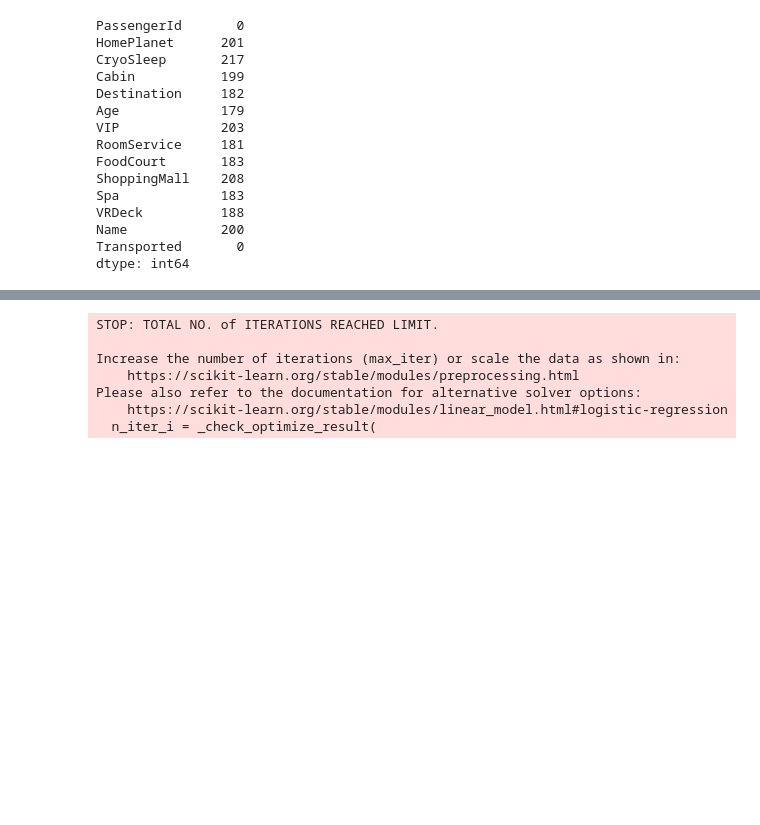
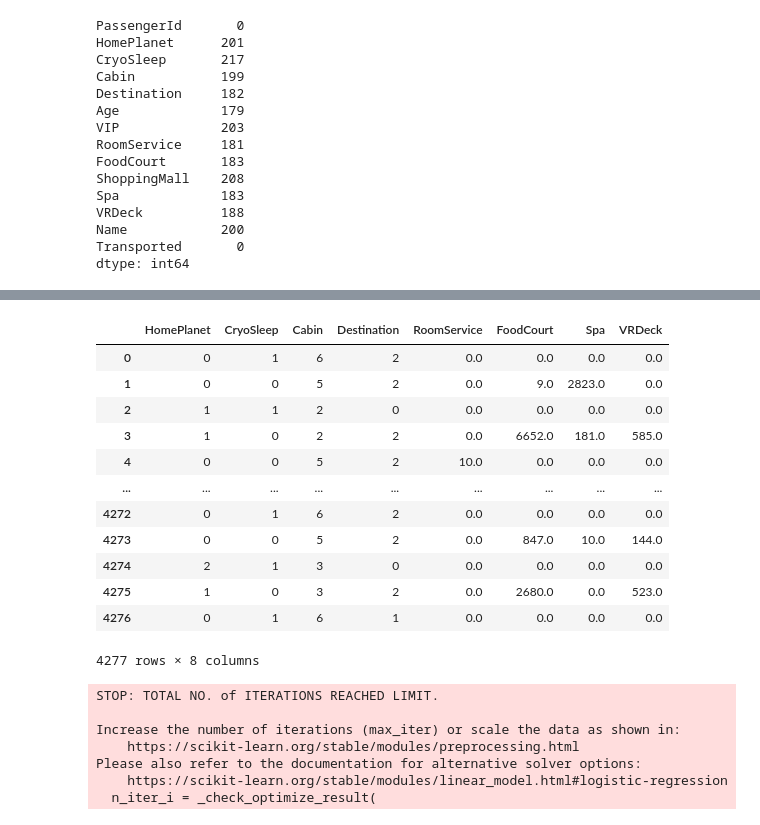
Before and after one commit to AkashKalme/Spaceship-Titanic, a Jupyter notebook: SpaceshipTitanic.ipynb, the cells around one changed output, grey strips where cells are left out. Cells and saved outputs as stored; diff of their text form; code cells hidden in the pictures; blank space fills up the shorter version.

```diff
--- a/SpaceshipTitanic.ipynb
+++ b/SpaceshipTitanic.ipynb
@@ -420,2 +151,0 @@ df_test.drop('Name', axis=1, inplace=True)
-# %%
-df_test.drop('PassengerId', axis=1, inplace=True)
@@ -438,3 +151,0 @@ df_test
-# %%
-for col in obj_cols:
-  df_test[col] = le.transform(df_test[col])
@@ -477,0 +251,3 @@ y_test = df_sub['Transported']
+# %%
+X_test = df_test.drop('PassengerId', axis=1)
+y_test = df_sub['Transported']
@@ -478,3 +290,19 @@ y_test = df_sub['Transported']
+# %%
+X_test
+# %% [output]
+|  | HomePlanet | CryoSleep | Cabin | Destination | RoomService | FoodCourt | Spa | VRDeck |
+| 0 | 0 | 1 | 6 | 2 | 0.0 | 0.0 | 0.0 | 0.0 |
+| 1 | 0 | 0 | 5 | 2 | 0.0 | 9.0 | 2823.0 | 0.0 |
+| 2 | 1 | 1 | 2 | 0 | 0.0 | 0.0 | 0.0 | 0.0 |
+| 3 | 1 | 0 | 2 | 2 | 0.0 | 6652.0 | 181.0 | 585.0 |
+| 4 | 0 | 0 | 5 | 2 | 10.0 | 0.0 | 0.0 | 0.0 |
+| ... | ... | ... | ... | ... | ... | ... | ... | ... |
+| 4272 | 0 | 1 | 6 | 2 | 0.0 | 0.0 | 0.0 | 0.0 |
+| 4273 | 0 | 0 | 5 | 2 | 0.0 | 847.0 | 10.0 | 144.0 |
+| 4274 | 2 | 1 | 3 | 0 | 0.0 | 0.0 | 0.0 | 0.0 |
+| 4275 | 1 | 0 | 3 | 2 | 0.0 | 2680.0 | 0.0 | 523.0 |
+| 4276 | 0 | 1 | 6 | 1 | 0.0 | 0.0 | 0.0 | 0.0 |
+4277 rows × 8 columns
 # %%
 from sklearn.linear_model import LogisticRegression
 
```
Also changed, not shown: parts of 63 cells of this notebook.
